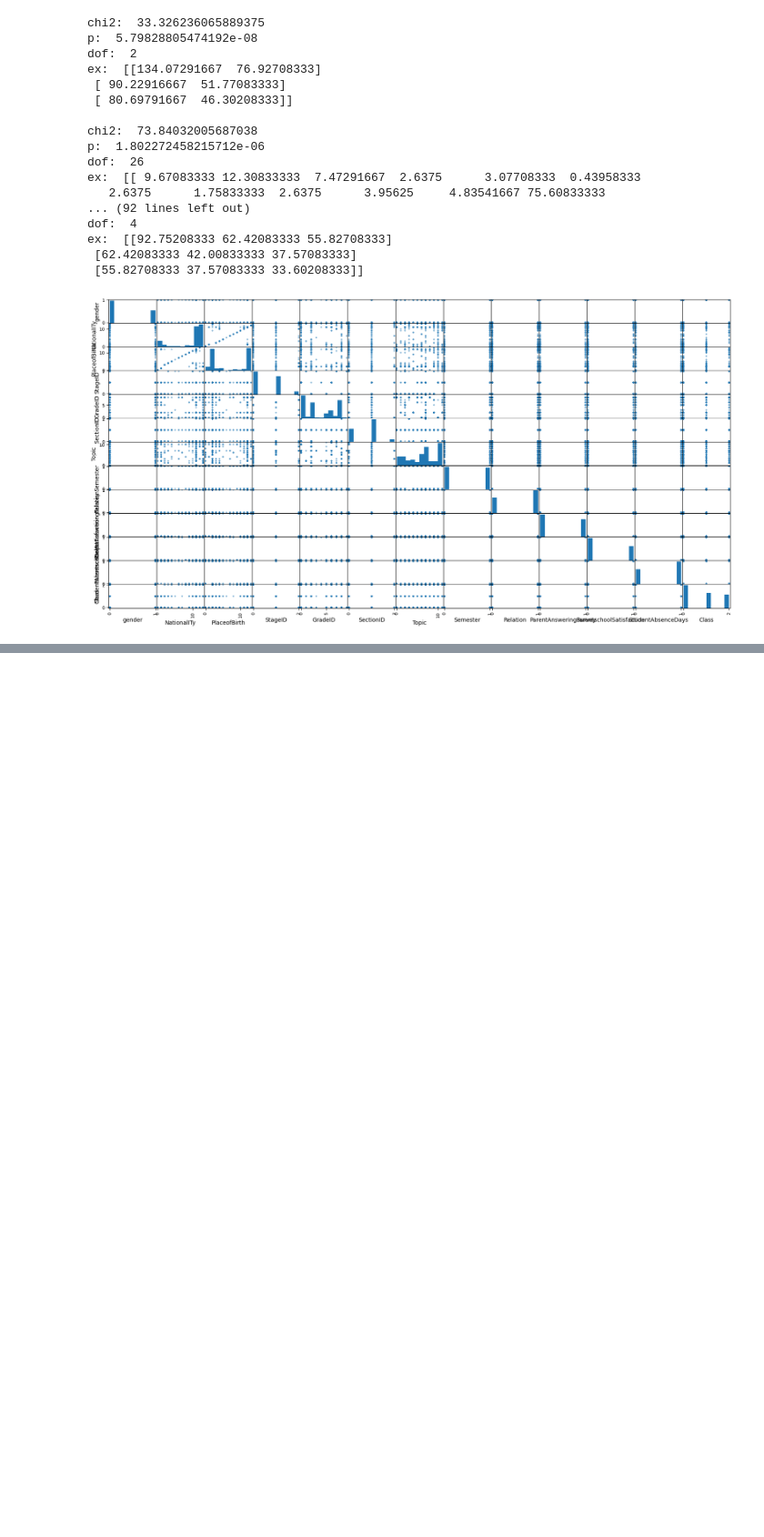
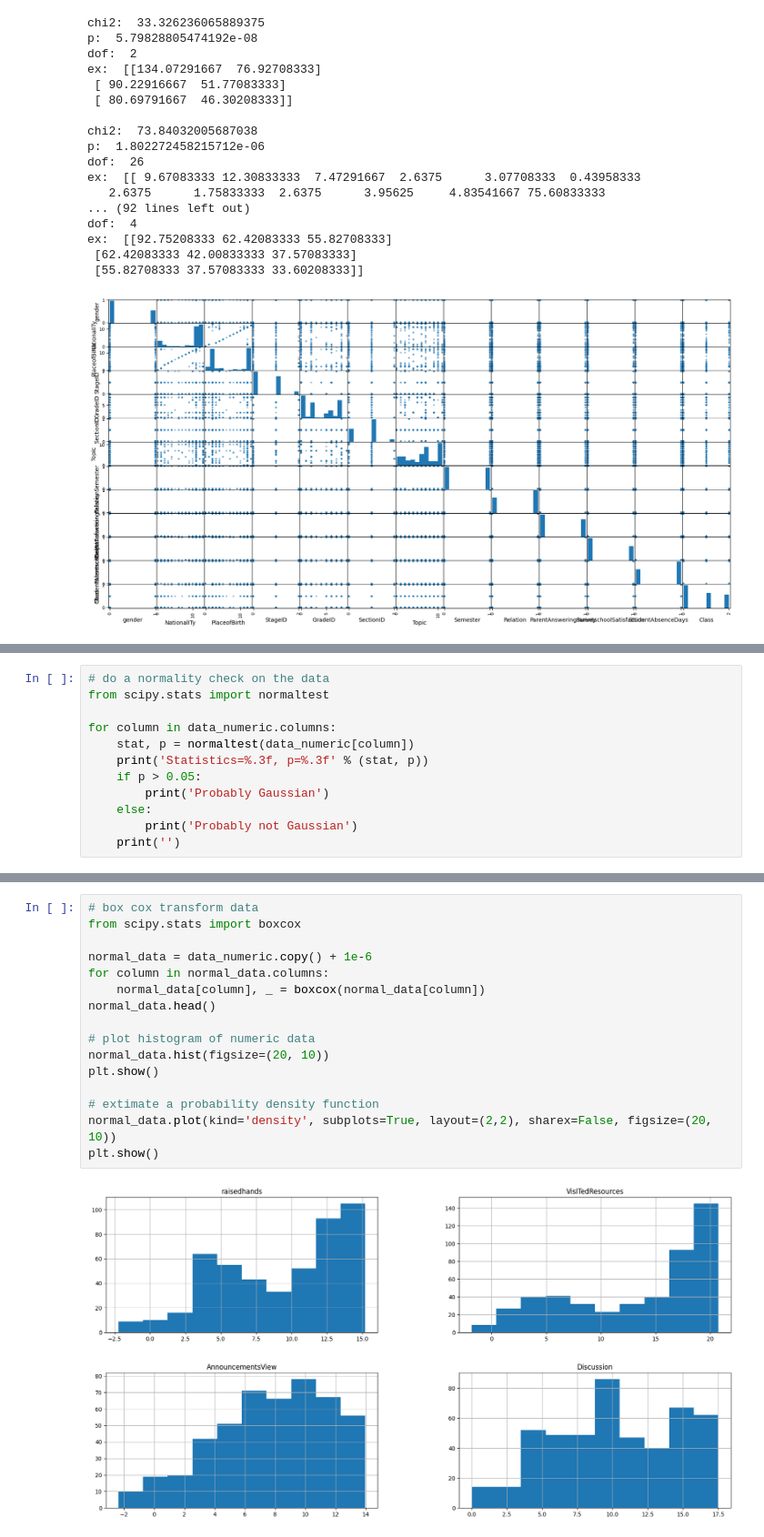
Before and after one commit to vanhalen42/student_academic_performance, a Jupyter notebook: simple_correlation_analysis copy.ipynb, the cells around one changed output, grey strips where cells are left out. Shown at 91% size. Drawn from its saved outputs; the diff is of its cells as text; blank space fills up the shorter version.

```diff
--- a/simple_correlation_analysis copy.ipynb
+++ b/simple_correlation_analysis copy.ipynb
@@ -264,0 +246,12 @@ F_onewayResult(statistic=nan, pvalue=nan)
+# %%
+# do a normality check on the data
+from scipy.stats import normaltest
+
+for column in data_numeric.columns:
+    stat, p = normaltest(data_numeric[column])
+    print('Statistics=%.3f, p=%.3f' % (stat, p))
+    if p > 0.05:
+        print('Probably Gaussian')
+    else:
+        print('Probably not Gaussian')
+    print('')
@@ -264,0 +270,18 @@ F_onewayResult(statistic=nan, pvalue=nan)
+# %%
+# box cox transform data
+from scipy.stats import boxcox
+
+normal_data = data_numeric.copy() + 1e-6
+for column in normal_data.columns:
+    normal_data[column], _ = boxcox(normal_data[column])
+normal_data.head()
+
+# plot histogram of numeric data
+normal_data.hist(figsize=(20, 10))
+plt.show()
+
+# extimate a probability density function
+normal_data.plot(kind='density', subplots=True, layout=(2,2), sharex=False, figsize=(20, 10))
+plt.show()
+# %% [output]
+[figure, added]
```
Also changed, not shown: parts of 9 cells of this notebook.
